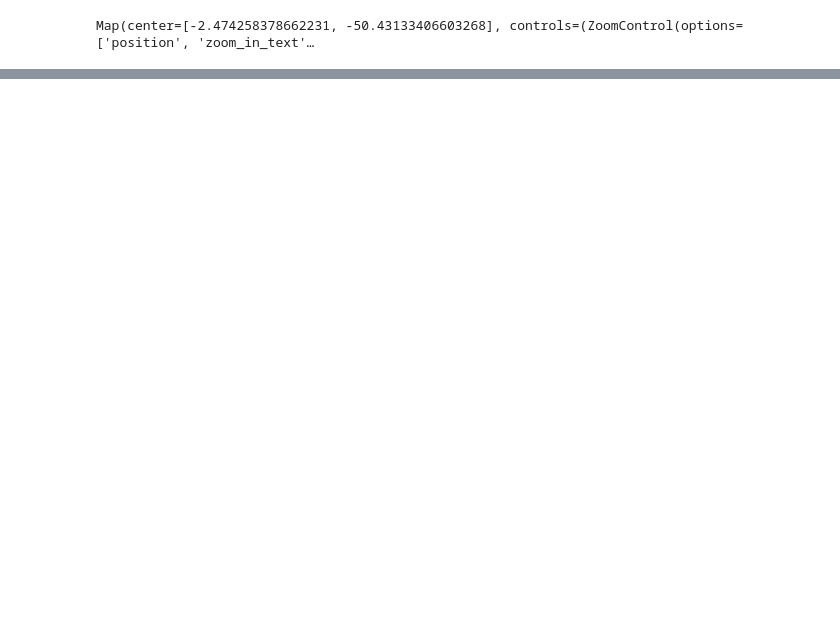
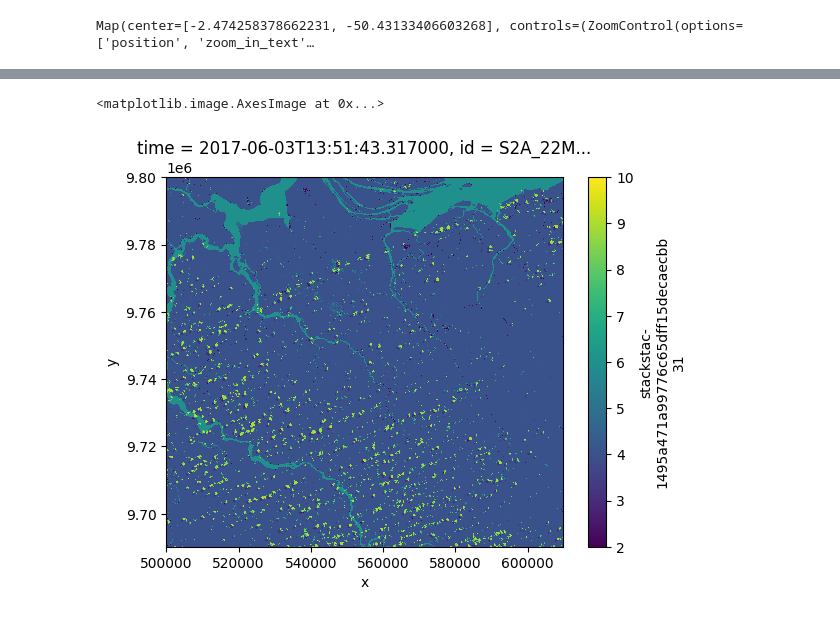
Before and after one commit to plouvart/pachama-demo, a Jupyter notebook: notebooks/demo.ipynb, the cells around one changed output, grey strips where cells are left out. Saved outputs shown, nothing was run; the diff lists cells and outputs as text; code cells hidden in the pictures; blank space fills up the shorter version.

```diff
--- a/notebooks/demo.ipynb
+++ b/notebooks/demo.ipynb
@@ -33,8 +53,8 @@ catalog = pystac_client.Client.open(URL)
 items = catalog.search(
     intersects=roi_gdf.geometry[0],
     collections=["sentinel-2-l2a"],
-    datetime="2015-03-01/2023-06-01"
+    datetime="2015-03-01/2023-12-01"
 ).item_collection()
 
-len(items)
+print(f"Found {len(items)} S2 tiles covering the area")
 # %% [output]
@@ -162,0 +171,5 @@ resolution :
+# %%
+da.isel(time=0).sel(band="scl").plot.imshow()
+# %% [output]
+<matplotlib.image.AxesImage at 0x...>
+[figure, added]
```
Also changed, not shown: parts of 40 cells of this notebook.
